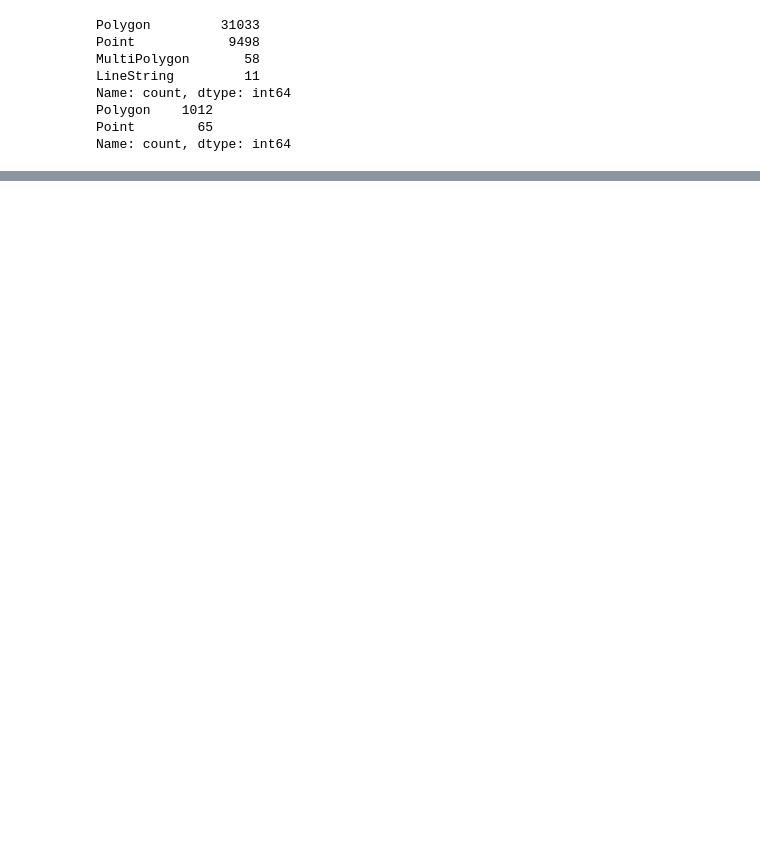
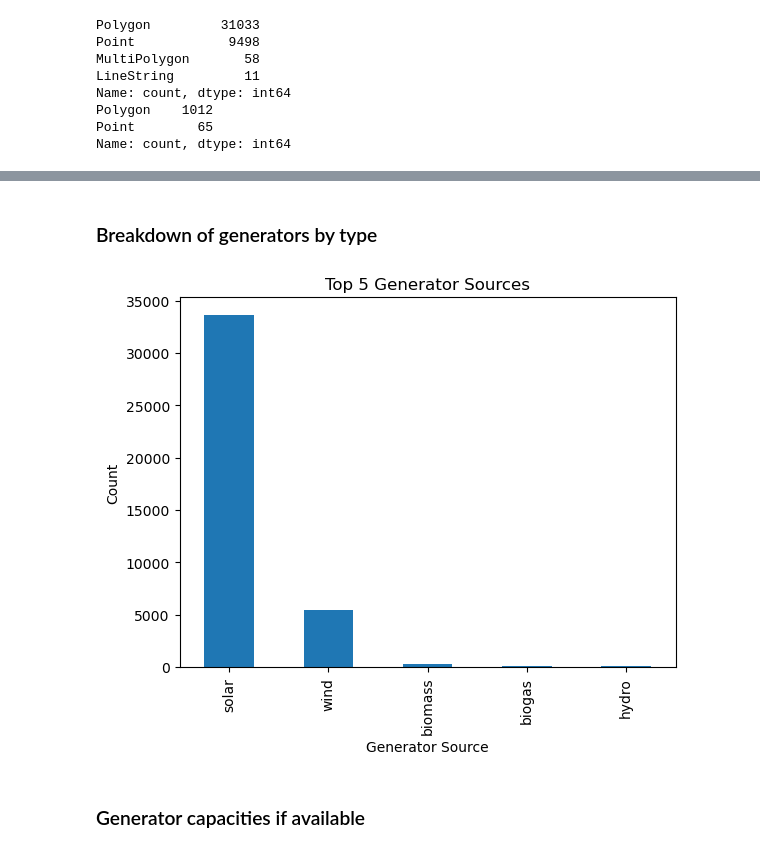
Before and after one commit to nicolas-froehlich/dvlp-case-study, a Jupyter notebook: case-study.ipynb, the cells around one changed output, grey strips where cells are left out. Cells and saved outputs as stored; diff of their text form; code cells hidden in the pictures; blank space fills up the shorter version.

```diff
--- a/case-study.ipynb
+++ b/case-study.ipynb
@@ -203,6 +188,10 @@ Datum: European Terrestrial Reference System 1989 ensemble
 - Prime Meridian: Greenwich
 # %%
-# get the nearest substation for each power station
-power_stations_with_substations = gpd.sjoin_nearest(power_stations, substations_transmission,
+# set substations and generators to same crs, fitting Germany
+substations_transmission = substations_transmission.to_crs("EPSG:25833")
+generators = generators.to_crs(substations_transmission.crs)
+
+# get the nearest substation for each generator
+generators_with_substations = gpd.sjoin_nearest(generators, substations_transmission,
                             how="left", distance_col="dist")
 # %%
@@ -285,0 +291,14 @@ power_stations.centroid.plot()
+# %%
+BUFFER = 5_000
+
+# set substations and generators to same crs, fitting Germany
+sub = substations_transmission.to_crs("EPSG:25833")
+gen = generators.to_crs(substations_transmission.crs)
+
+
+pairs = gpd.sjoin(sub.assign(geometry=sub.geometry.buffer(BUFFER)),
+                  gen[["geometry"]], predicate="intersects", how="left")
+
+counts = pairs.groupby(level=0).size().reindex(sub.index, fill_value=0).rename(f"substations_within_{BUFFER/1000}_km")
+
+substations_metrics = sub.join([counts])
@@ -285,0 +317,14 @@ power_stations.centroid.plot()
+# %% [markdown]
+### Breakdown of generators by type
+# %%
+gen['generator:source'].value_counts()
+
+gen['generator:source'].value_counts().head(5).plot(kind='bar')
+plt.title('Top 5 Generator Sources')
+plt.xlabel('Generator Source')
+plt.ylabel('Count')
+plt.show()
+# %% [output]
+[figure, added]
+# %% [markdown]
+### Generator capacities if available
```
Also changed, not shown: parts of 24 cells of this notebook, 1 other file.
